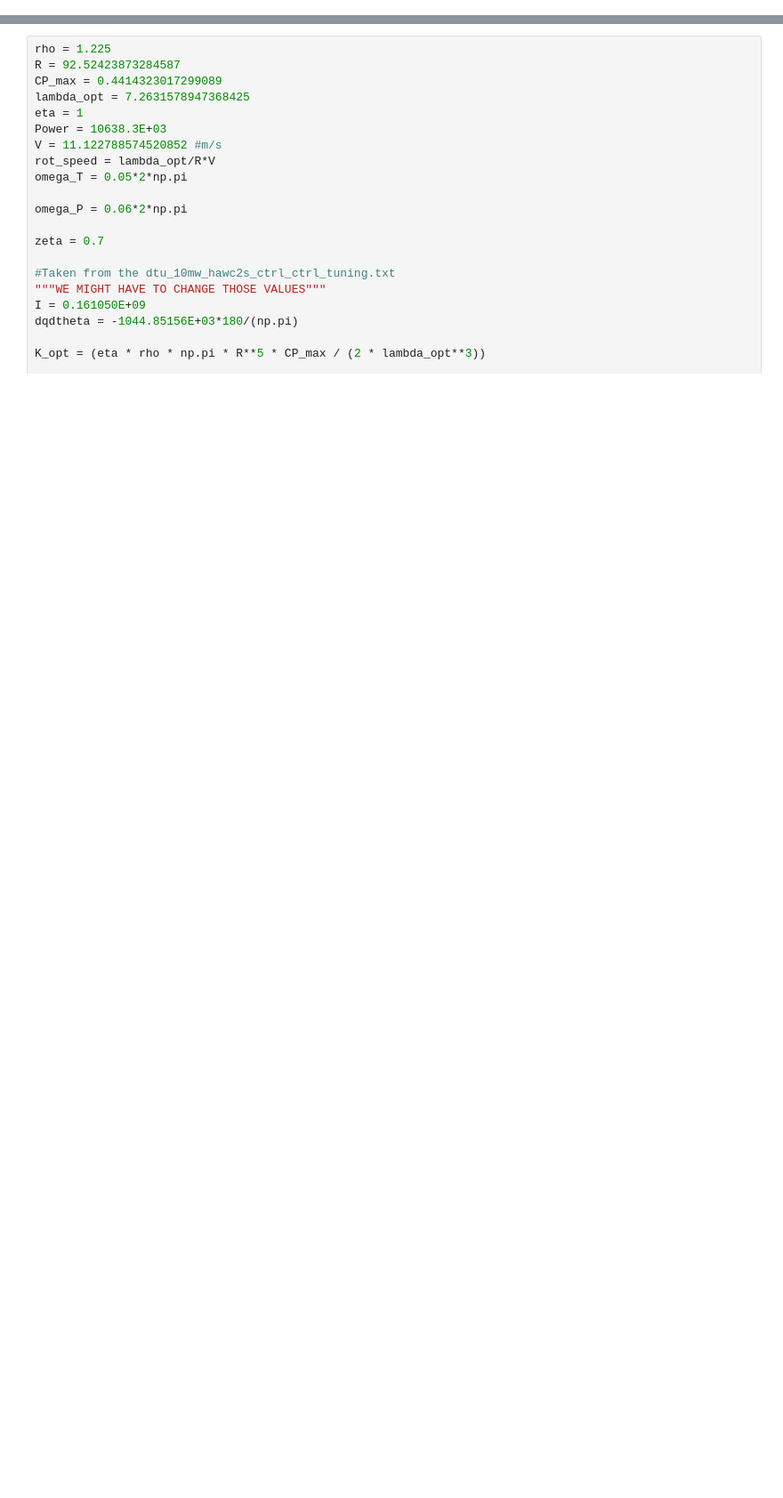
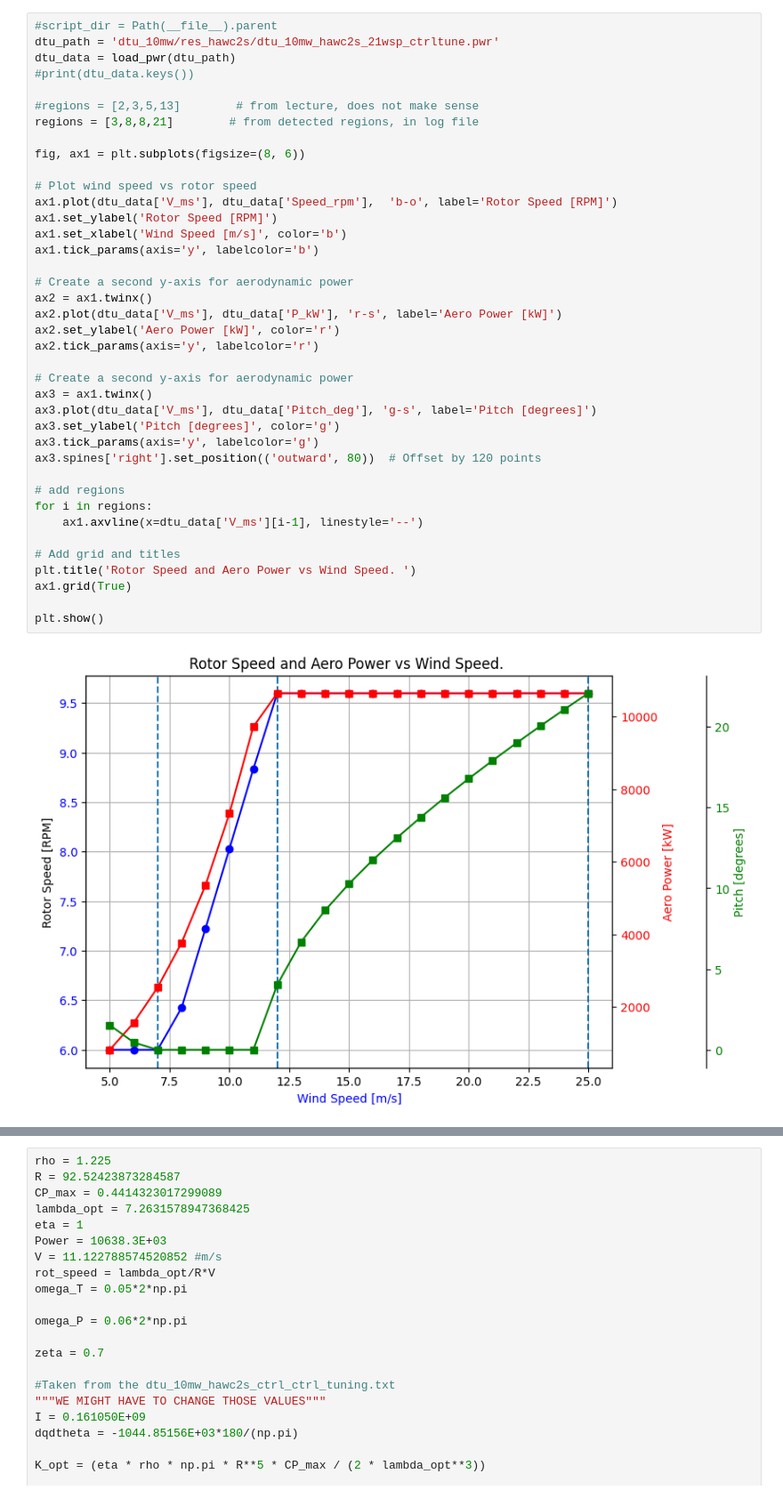
Before and after one commit to nicolaquaia/LAC_final, a Jupyter notebook: assignment_03/Assignment_3_part_01.ipynb, the cells around one changed output, grey strips where cells are left out. Shown at 89% size. Drawn from its saved outputs; the diff is of its cells as text; blank space fills up the shorter version.

Commit message:
some plots

```diff
--- a/assignment_03/Assignment_3_part_01.ipynb
+++ b/assignment_03/Assignment_3_part_01.ipynb
@@ -20 +6,42 @@ plt.show()
+# %%
+#script_dir = Path(__file__).parent
+dtu_path = 'dtu_10mw/res_hawc2s/dtu_10mw_hawc2s_21wsp_ctrltune.pwr'
+dtu_data = load_pwr(dtu_path)
+#print(dtu_data.keys())
+
+#regions = [2,3,5,13]        # from lecture, does not make sense
+regions = [3,8,8,21]        # from detected regions, in log file
+
+fig, ax1 = plt.subplots(figsize=(8, 6))
+
+# Plot wind speed vs rotor speed
+ax1.plot(dtu_data['V_ms'], dtu_data['Speed_rpm'],  'b-o', label='Rotor Speed [RPM]')
+ax1.set_ylabel('Rotor Speed [RPM]')
+ax1.set_xlabel('Wind Speed [m/s]', color='b')
+ax1.tick_params(axis='y', labelcolor='b')
+
+# Create a second y-axis for aerodynamic power
+ax2 = ax1.twinx()
+ax2.plot(dtu_data['V_ms'], dtu_data['P_kW'], 'r-s', label='Aero Power [kW]')
+ax2.set_ylabel('Aero Power [kW]', color='r')
+ax2.tick_params(axis='y', labelcolor='r')
+
+# Create a second y-axis for aerodynamic power
+ax3 = ax1.twinx()
+ax3.plot(dtu_data['V_ms'], dtu_data['Pitch_deg'], 'g-s', label='Pitch [degrees]')
+ax3.set_ylabel('Pitch [degrees]', color='g')
+ax3.tick_params(axis='y', labelcolor='g')
+ax3.spines['right'].set_position(('outward', 80))  # Offset by 120 points
+
+# add regions
+for i in regions:
+    ax1.axvline(x=dtu_data['V_ms'][i-1], linestyle='--')
+
+# Add grid and titles
+plt.title('Rotor Speed and Aero Power vs Wind Speed. ')
+ax1.grid(True)
+
+plt.show()
+# %% [output]
+[figure, added]
 # %%
```
Also changed, not shown: parts of 3 cells of this notebook, 3 other files.
